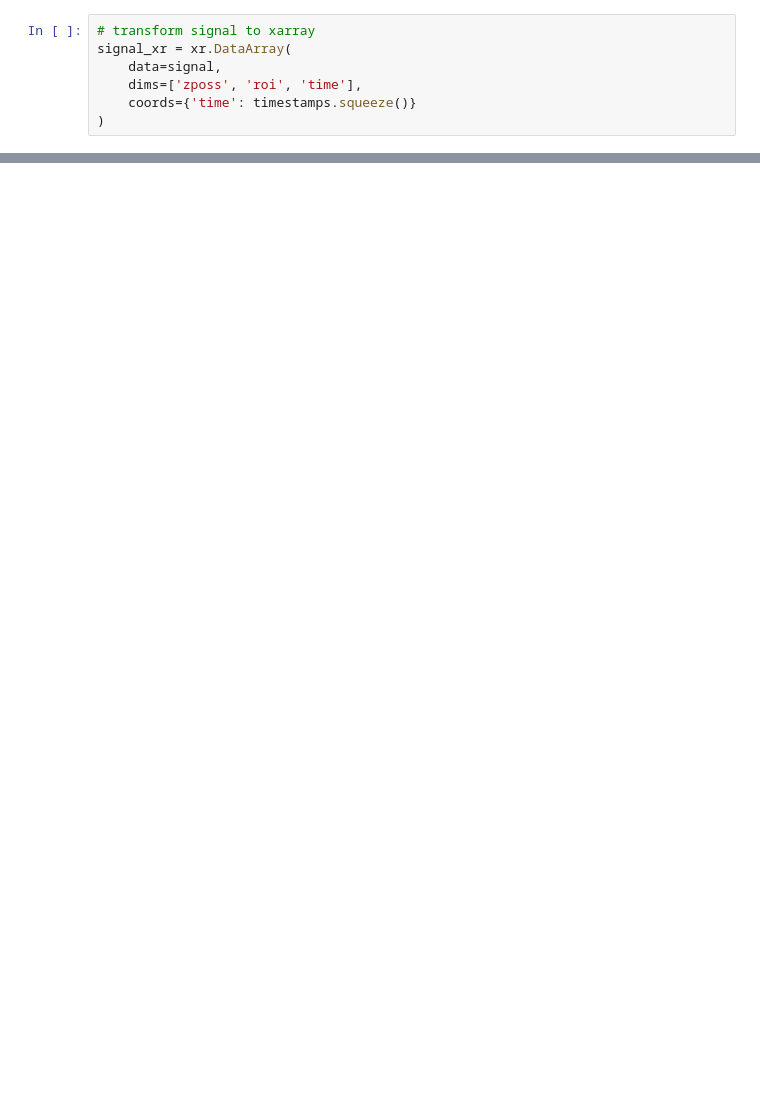
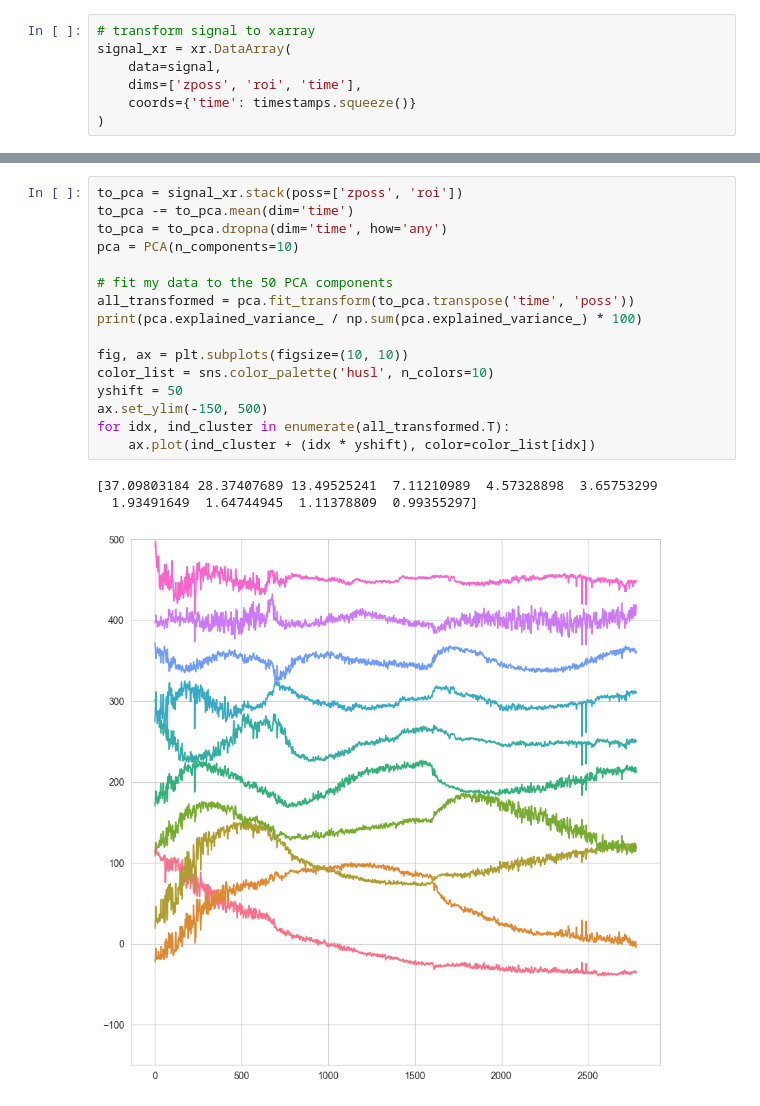
Before and after one commit to ptarabishi/maui_codebook, a Jupyter notebook: notebooks/2026_06_04_reorganization.ipynb, the cells around one changed output, grey strips where cells are left out. Cells and saved outputs as stored; diff of their text form; blank space fills up the shorter version.

```diff
--- a/notebooks/2026_06_04_reorganization.ipynb
+++ b/notebooks/2026_06_04_reorganization.ipynb
@@ -64,0 +91,20 @@ NameError: name 'rois' is not defined
+# %%
+to_pca = signal_xr.stack(poss=['zposs', 'roi'])
+to_pca -= to_pca.mean(dim='time')
+to_pca = to_pca.dropna(dim='time', how='any')
+pca = PCA(n_components=10)
+
+# fit my data to the 50 PCA components
+all_transformed = pca.fit_transform(to_pca.transpose('time', 'poss'))
+print(pca.explained_variance_ / np.sum(pca.explained_variance_) * 100)
+
+fig, ax = plt.subplots(figsize=(10, 10))
+color_list = sns.color_palette('husl', n_colors=10)
+yshift = 50
+ax.set_ylim(-150, 500)
+for idx, ind_cluster in enumerate(all_transformed.T):
+    ax.plot(ind_cluster + (idx * yshift), color=color_list[idx])
+# %% [output]
+[37.09803184 28.37407689 13.49525241  7.11210989  4.57328898  3.65753299
+  1.93491649  1.64744945  1.11378809  0.99355297]
+[figure, added]
```
Also changed, not shown: parts of 14 cells of this notebook.
